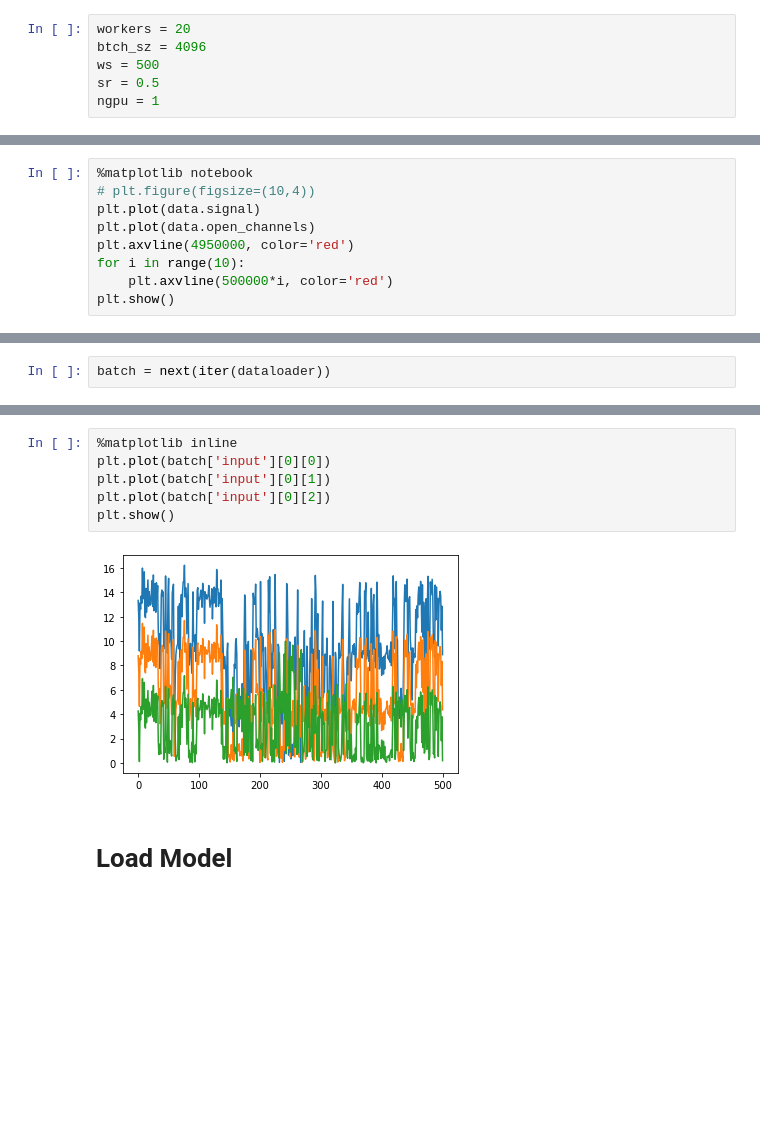
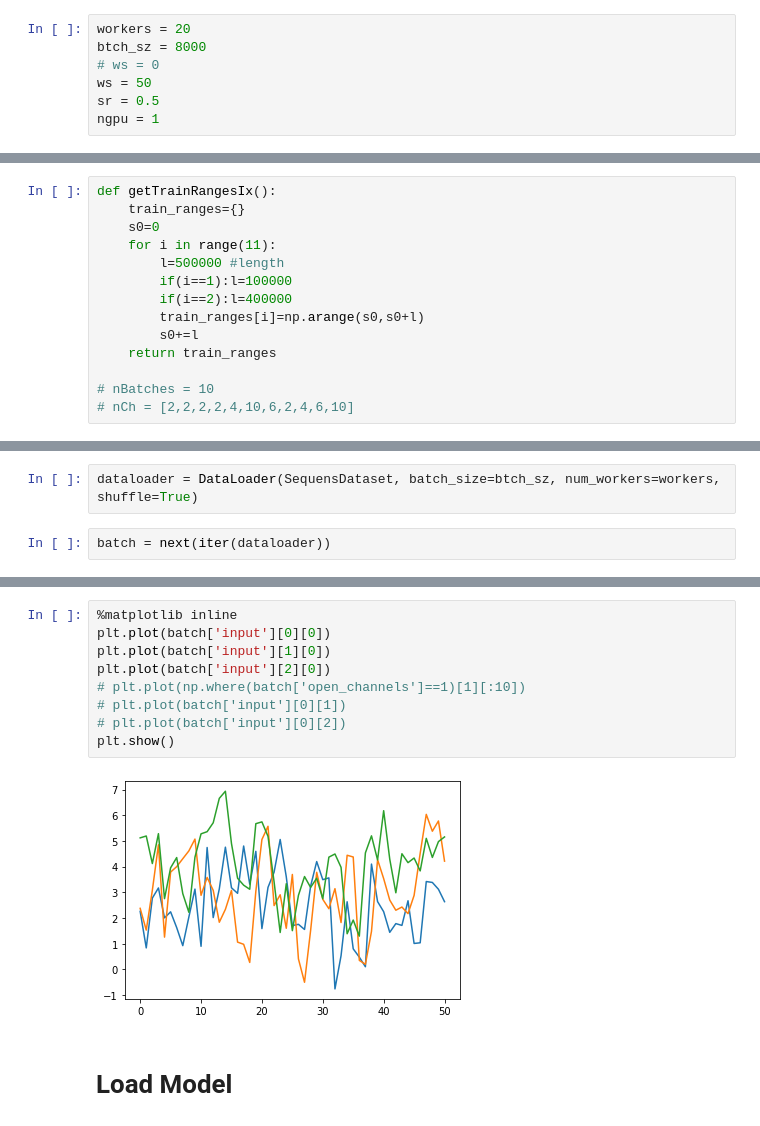
Before and after one commit to akorol98/IonSwitching, a Jupyter notebook: main_notebook.ipynb, the cells around one changed output, grey strips where cells are left out. Saved outputs shown, nothing was run; the diff lists cells and outputs as text; blank space fills up the shorter version.

```diff
--- a/main_notebook.ipynb
+++ b/main_notebook.ipynb
@@ -9,7 +10,8 @@ from importlib import reload
 # %%
 workers = 20
-btch_sz = 4096
-ws = 500
+btch_sz = 8000
+# ws = 0
+ws = 50
 sr = 0.5
 ngpu = 1
 # %%
@@ -106,9 +53,0 @@ data.iloc[1000000:1500000].to_csv('data/test_new.csv', index=False)
-# %%
-%matplotlib notebook
-# plt.figure(figsize=(10,4))
-plt.plot(data.signal)
-plt.plot(data.open_channels)
-plt.axvline(4950000, color='red')
-for i in range(10):
-    plt.axvline(500000*i, color='red')
-plt.show()
@@ -126,0 +123,14 @@ plt.show()
+# %%
+def getTrainRangesIx():
+    train_ranges={}
+    s0=0
+    for i in range(11):
+        l=500000 #length
+        if(i==1):l=100000
+        if(i==2):l=400000
+        train_ranges[i]=np.arange(s0,s0+l)
+        s0+=l
+    return train_ranges
+
+# nBatches = 10
+# nCh = [2,2,2,2,4,10,6,2,4,6,10]
@@ -204,2 +211,4 @@ dataloader_submmit = DataLoader(ion_dataset_submmit, batch_size=btch_sz, shuffle
+# %%
+dataloader = DataLoader(SequensDataset, batch_size=btch_sz, num_workers=workers, shuffle=True)
 # %%
 batch = next(iter(dataloader))
@@ -210,11 +221,14 @@ batch['input'].shape, batch['open_channels'].shape
 # %%
 %matplotlib inline
 plt.plot(batch['input'][0][0])
-plt.plot(batch['input'][0][1])
-plt.plot(batch['input'][0][2])
+plt.plot(batch['input'][1][0])
+plt.plot(batch['input'][2][0])
+# plt.plot(np.where(batch['open_channels']==1)[1][:10])
+# plt.plot(batch['input'][0][1])
+# plt.plot(batch['input'][0][2])
 plt.show()
 # %% [output]
-[figure, old version]
+[figure, new version]
 # %% [markdown]
 # Load Model
 # %%
```
Also changed, not shown: parts of 110 cells of this notebook, 4 other files.
